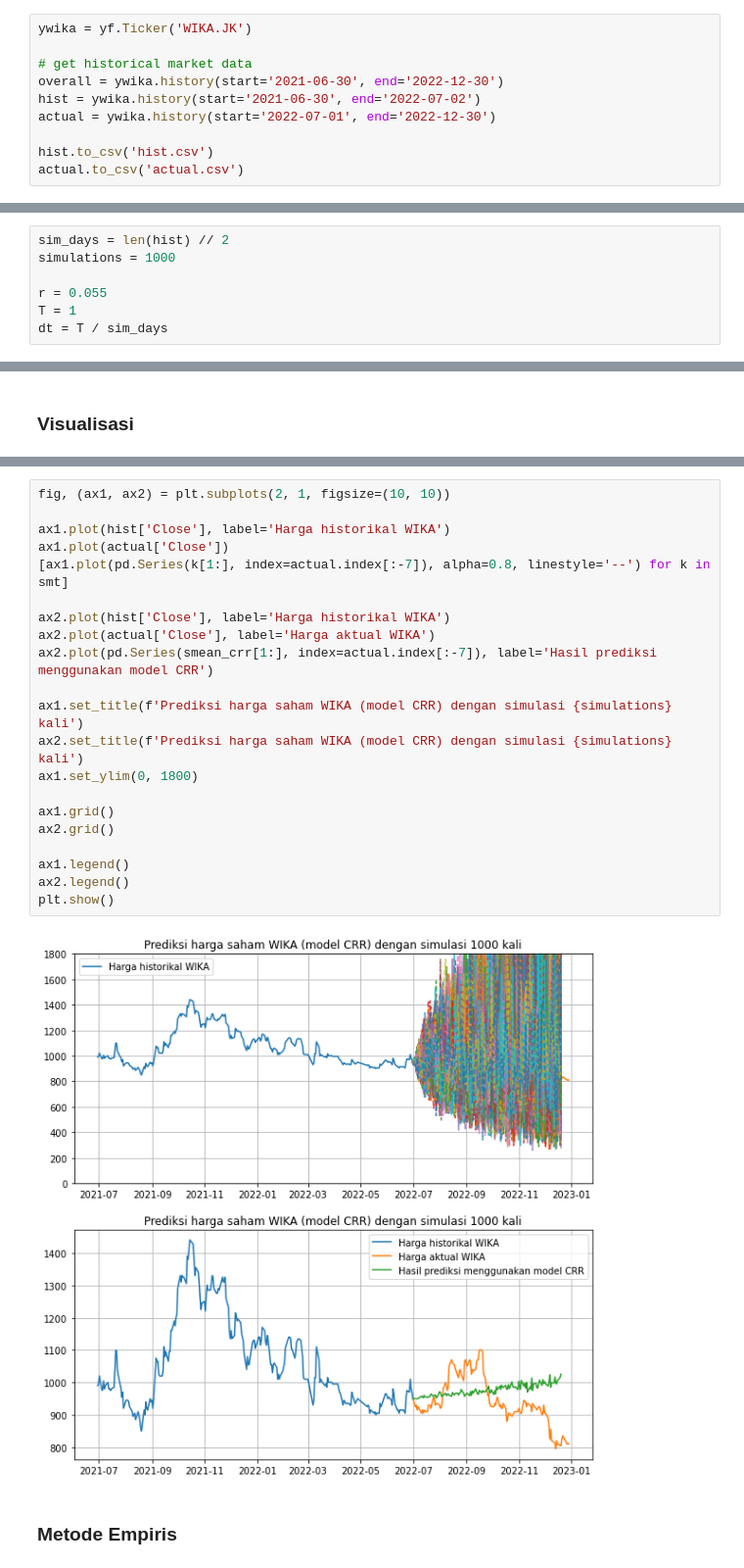
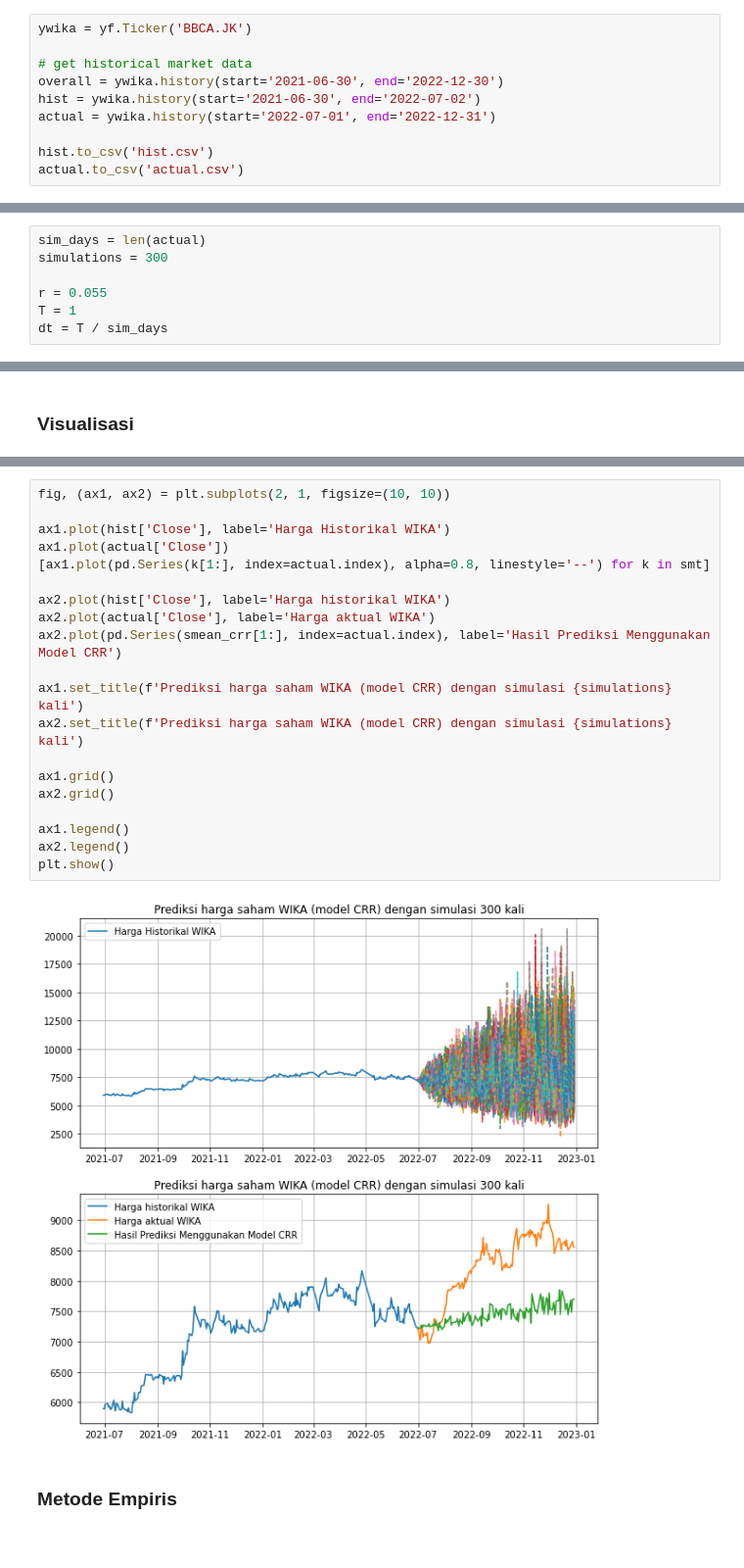
Before and after one commit to Heritsam/monte-carlo-stocks-prediction, a Jupyter notebook: wika.ipynb, the cells around one changed output, grey strips where cells are left out. Shown at 98% size. Saved outputs shown, nothing was run; the diff lists cells and outputs as text.

```diff
--- a/wika.ipynb
+++ b/wika.ipynb
@@ -17,12 +17,12 @@ import yfinance as yf
 import pandas as pd
 from pandas_datareader import data as pdr
 # %%
-ywika = yf.Ticker('WIKA.JK')
+ywika = yf.Ticker('BBCA.JK')
 
 # get historical market data
 overall = ywika.history(start='2021-06-30', end='2022-12-30')
 hist = ywika.history(start='2021-06-30', end='2022-07-02')
-actual = ywika.history(start='2022-07-01', end='2022-12-30')
+actual = ywika.history(start='2022-07-01', end='2022-12-31')
 
 hist.to_csv('hist.csv')
 actual.to_csv('actual.csv')
@@ -40,8 +40,8 @@ plt.grid()
 # %% [markdown]
 ## Persiapan Simulasi
 # %%
-sim_days = len(hist) // 2
-simulations = 1000
+sim_days = len(actual)
+simulations = 300
 
 r = 0.055
 T = 1
@@ -196,26 +198,25 @@ plt.show()
 # %%
 fig, (ax1, ax2) = plt.subplots(2, 1, figsize=(10, 10))
 
-ax1.plot(hist['Close'], label='Harga historikal WIKA')
+ax1.plot(hist['Close'], label='Harga Historikal WIKA')
 ax1.plot(actual['Close'])
-[ax1.plot(pd.Series(k[1:], index=actual.index[:-7]), alpha=0.8, linestyle='--') for k in smt]
+[ax1.plot(pd.Series(k[1:], index=actual.index), alpha=0.8, linestyle='--') for k in smt]
 
 ax2.plot(hist['Close'], label='Harga historikal WIKA')
 ax2.plot(actual['Close'], label='Harga aktual WIKA')
-ax2.plot(pd.Series(smean_crr[1:], index=actual.index[:-7]), label='Hasil prediksi menggunakan model CRR')
+ax2.plot(pd.Series(smean_crr[1:], index=actual.index), label='Hasil Prediksi Menggunakan Model CRR')
 
 ax1.set_title(f'Prediksi harga saham WIKA (model CRR) dengan simulasi {simulations} kali')
 ax2.set_title(f'Prediksi harga saham WIKA (model CRR) dengan simulasi {simulations} kali')
-ax1.set_ylim(0, 1800)
 
 ax1.grid()
 ax2.grid()
 
 ax1.legend()
 ax2.legend()
 plt.show()
 # %% [output]
-[figure, old version]
+[figure, new version]
 # %% [markdown]
 ### Metode Empiris
 # %%
```
Also changed, not shown: parts of 11 cells of this notebook, 4 other files.
